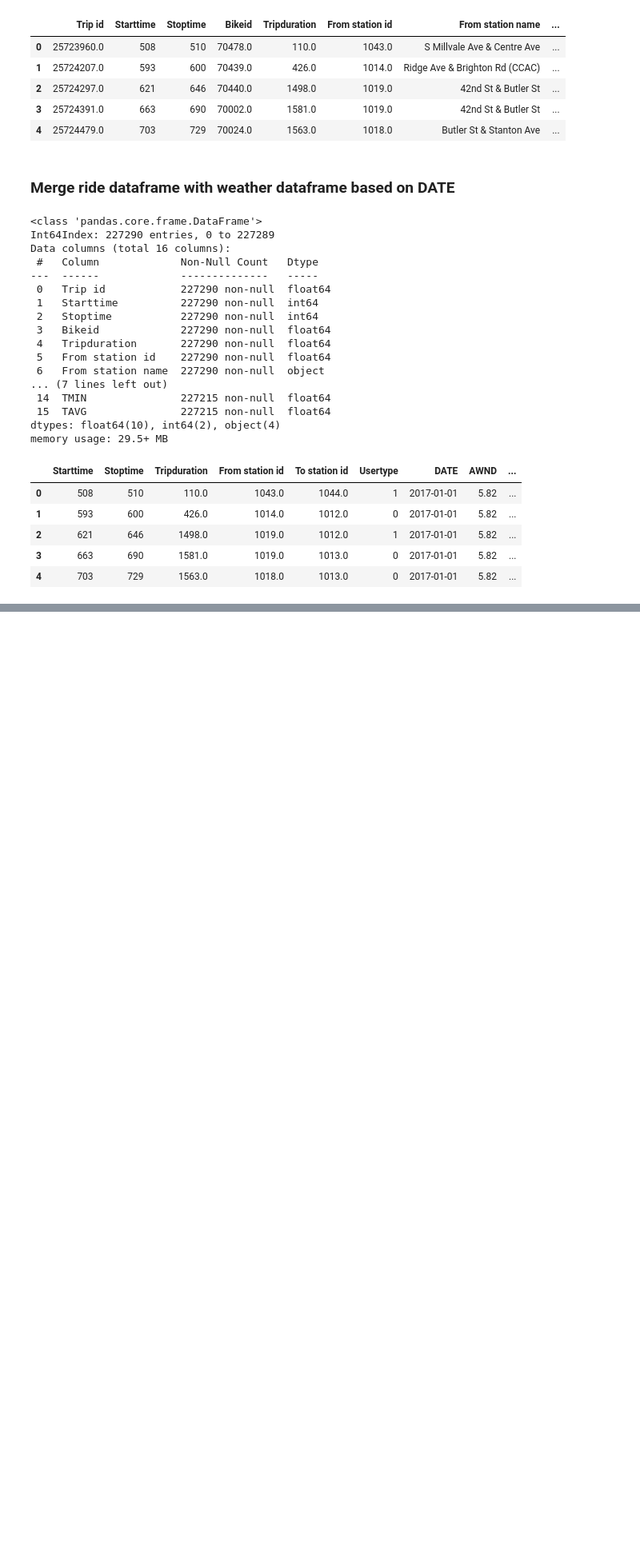
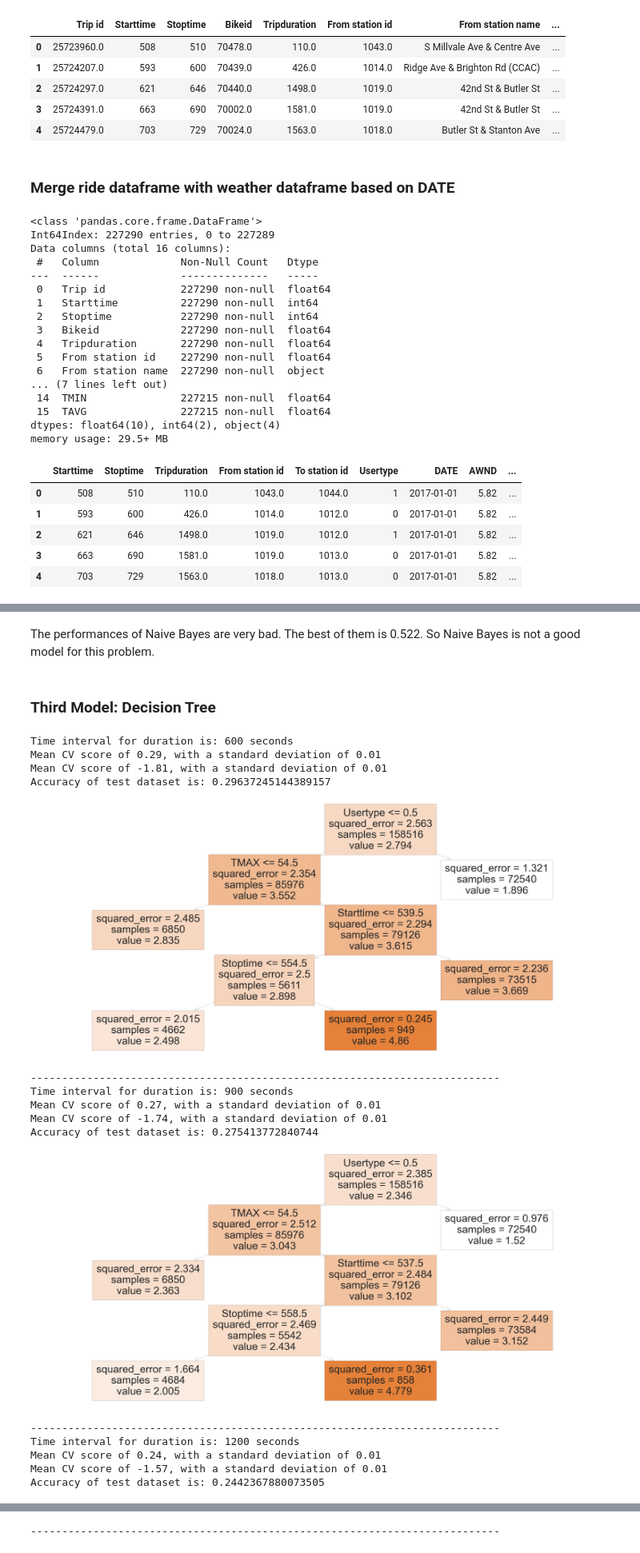
Before and after one commit to Nellyan4/data_mining_project, a Jupyter notebook: project_final_delivery.ipynb, the cells around one changed output, grey strips where cells are left out. Shown at 80% size. Cells and saved outputs as stored; diff of their text form; code cells hidden in the pictures; blank space fills up the shorter version.

```diff
--- a/project_final_delivery.ipynb
+++ b/project_final_delivery.ipynb
@@ -149,0 +317,20 @@ memory usage: 29.5+ MB
+# %%
+# try time interval: 600, 900, 1200
+for i in range(600, 1500, 300):
+    # split duration into 5 classes
+    df_q1['dura_cat'] = df_q1['Tripduration'].apply(lambda x :cat_type(x, i))
+
+    # split X and y
+    X_q1 = df_q1.drop(['Tripduration', 'DATE', 'From station id', 'To station id', 'dura_cat'], axis=1)
+    y_q1 = df_q1['dura_cat']
+
+    # Set up train and test sets of data, train data is 70 percent of the dataset, and test is 30 percent.
+    X_train_q1, X_test_q1, y_train_q1, y_test_q1 = train_test_split(X_q1, y_q1, test_size=0.3, random_state=1)
+
+    # Naive Bayes
+    modelNB = GaussianNB().fit(X_train_q1, y_train_q1)
+    y_pred_q1 = modelNB.predict(X_test_q1)
+
+    print("Time interval for duration is: " + str(i) + " seconds")
+    print(classification_report(y_test_q1, y_pred_q1, digits=3, zero_division=1))
+    print("---------------------------------------------------------------------------")
@@ -149,0 +355,58 @@ memory usage: 29.5+ MB
+# %% [markdown]
+The performances of Naive Bayes are very bad. The best of them is 0.522.
+So Naive Bayes is not a good model for this problem.
+# %% [markdown]
+### Third Model: Decision Tree
+# %%
+# try time interval: 600, 900, 1200
+for i in range(600, 1500, 300):
+    # split duration into 5 classes
+    df_q1['dura_cat'] = df_q1['Tripduration'].apply(lambda x :cat_type(x, i))
+
+    # split X and y
+    X_q1 = df_q1.drop(['Tripduration', 'DATE', 'From station id', 'To station id', 'dura_cat'], axis=1)
+    y_q1 = df_q1['dura_cat']
+
+    # Set up train and test sets of data, train data is 70 percent of the dataset, and test is 30 percent.
+    X_train_q1, X_test_q1, y_train_q1, y_test_q1 = train_test_split(X_q1, y_q1, test_size=0.3, random_state=1)
+
+    # DecisionTree
+    reg_tree = DecisionTreeRegressor(max_leaf_nodes=5, random_state=1)
+    reg_tree.fit(X_train_q1, y_train_q1)
+
+    # print the result of the tree and cross validation
+    print("Time interval for duration is: " + str(i) + " seconds")
+    cv_scores = cross_val_score(reg_tree, X_train_q1, y_train_q1, cv=10, scoring='r2')
+    print("Mean CV score of %0.2f, with a standard deviation of %0.2f" % (cv_scores.mean(), cv_scores.std()))
+
+    cv_scores = cross_val_score(reg_tree, X_train_q1, y_train_q1, cv=10,scoring='neg_mean_squared_error')
+    print("Mean CV score of %0.2f, with a standard deviation of %0.2f" % (cv_scores.mean(), cv_scores.std()))
+
+    test_score = reg_tree.score(X_test_q1,y_test_q1)
+    print("Accuracy of test dataset is: " + str(test_score))
+
+    # Plot the generated tree
+    fig = plt.figure(figsize=(45,20))
+    plot_tree = tree.plot_tree(reg_tree,
+                       feature_names=X_q1.columns,
+                       filled=True)
+    plt.show()
+
+    print("---------------------------------------------------------------------------")
+# %% [output]
+Time interval for duration is: 600 seconds
+Mean CV score of 0.29, with a standard deviation of 0.01
+Mean CV score of -1.81, with a standard deviation of 0.01
+Accuracy of test dataset is: 0.29637245144389157
+[figure, added]
+---------------------------------------------------------------------------
+Time interval for duration is: 900 seconds
+Mean CV score of 0.27, with a standard deviation of 0.01
+Mean CV score of -1.74, with a standard deviation of 0.01
+Accuracy of test dataset is: 0.275413772840744
+[figure, added]
+---------------------------------------------------------------------------
+Time interval for duration is: 1200 seconds
+Mean CV score of 0.24, with a standard deviation of 0.01
+Mean CV score of -1.57, with a standard deviation of 0.01
+Accuracy of test dataset is: 0.2442367880073505
@@ -149,0 +414 @@ memory usage: 29.5+ MB
+---------------------------------------------------------------------------
```
Also changed, not shown: parts of 96 cells of this notebook, 1 other file.
